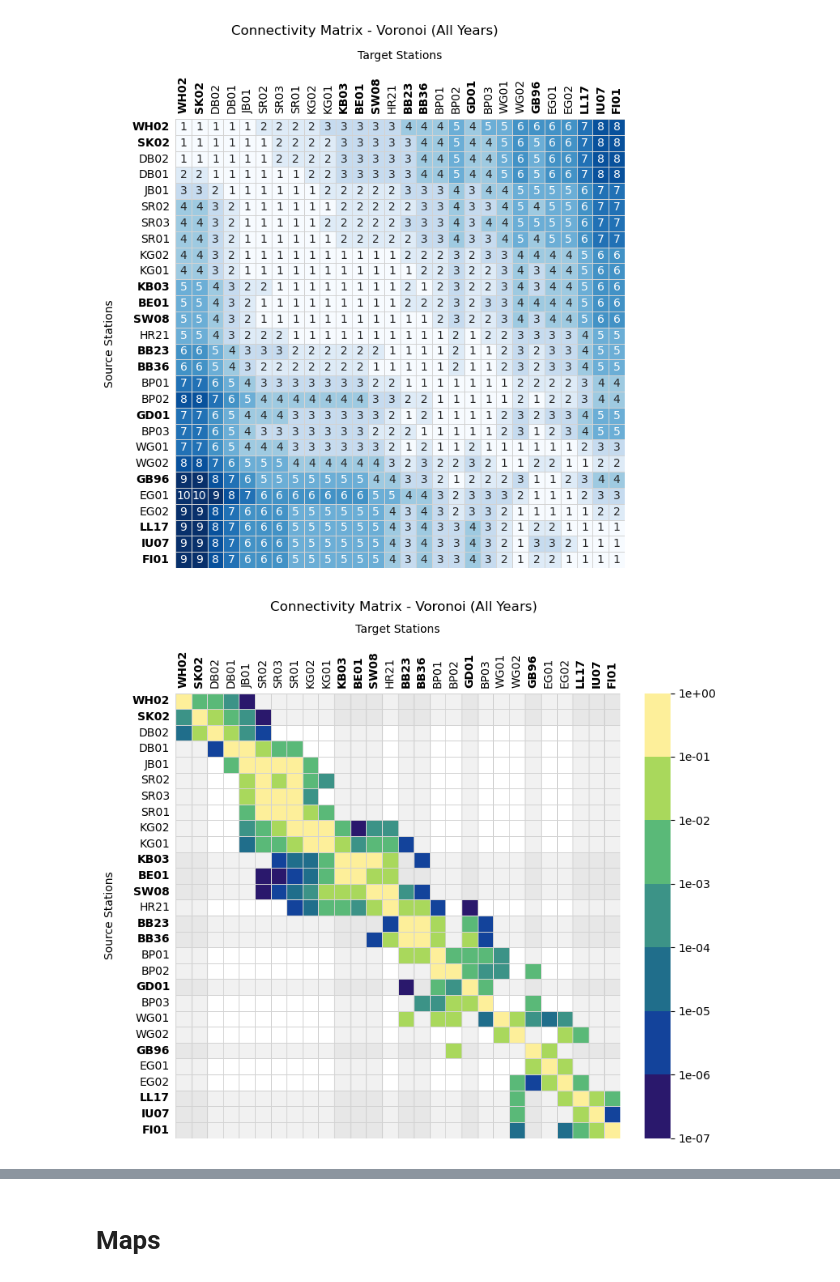
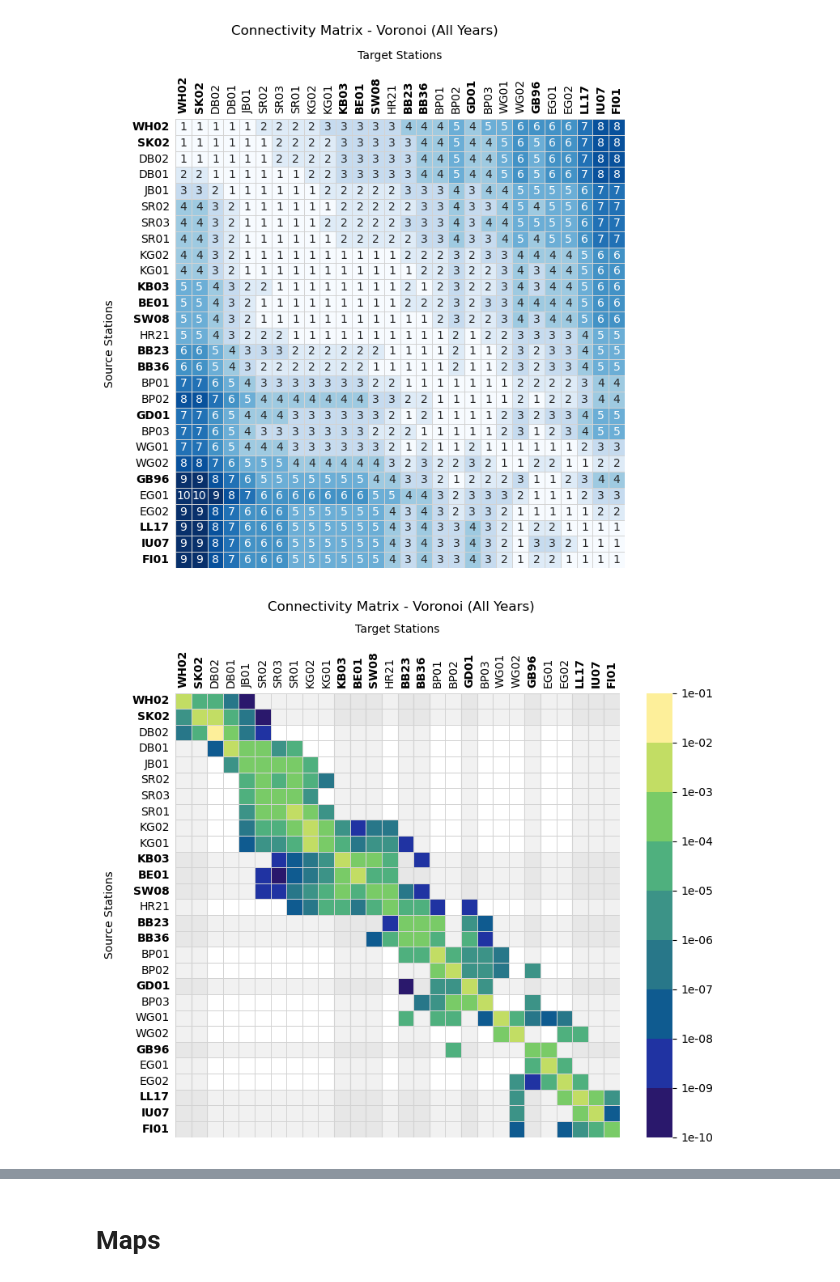
Before and after one commit to geomar-od-lagrange/2025_copepods, a Jupyter notebook: notebooks/SiteComparisonVoronoi.ipynb, the cells around one changed output, grey strips where cells are left out. Cells and saved outputs as stored; diff of their text form; code cells hidden in the pictures.

```diff
--- a/notebooks/SiteComparisonVoronoi.ipynb
+++ b/notebooks/SiteComparisonVoronoi.ipynb
@@ -160,8 +160,14 @@ def build_ax(ax, fontsize=10, labelpad=15, xlabelposition="top", no_digital=Fals
         ax.set_xlabel("Target Stations", size=fontsize, labelpad=labelpad)
         return ax
 
-def define_cmap(cmap_name='coolwarm', cmdiscrete=False,value_min=None, value_max=None):
-        cmap = plt.get_cmap(cmap_name)
+def define_cmap(cmap_input='coolwarm', cmdiscrete=False,value_min=None, value_max=None):
+        if isinstance(cmap_input, str):
+                cmap = mpl.colormaps.get_cmap(cmap_input)
+        elif isinstance(cmap_input, type(cmocean.cm.haline)):
+                cmap = cmap_input
+        elif not isinstance(cmap_input, type(cmocean.cm.haline)):
+                return print("Please input colormap or colormap name (str).")
+
         vmax = 10**np.ceil(np.log10(value_max))
         vmin = 10**np.floor(np.log10(value_min))
         sample_steps = vmax-vmin
@@ -194,7 +200,7 @@ def showConnectivityMatrix(matrix, fn = None, vmin = None, vmax = None, no_digit
         value_max = matrix.max(axis=None)
         value_min = matrix.where(matrix != 0).min(axis=None)
 
-        cmap, bounds, fmt, norm = define_cmap(cmdiscrete=cmdiscrete, value_max=value_max, value_min=value_min, cmap_name=cmap)
+        cmap, bounds, fmt, norm = define_cmap(cmdiscrete=cmdiscrete, value_max=value_max, value_min=value_min, cmap_input=cmap)
         cbar_format = "%"+fmt
         mask = matrix == 0
         cbar_kws = dict(label=cbtitle, norm=norm, format=cbar_format, ticks=bounds,)
@@ -280,8 +286,9 @@ showConnectivityMatrix(generations_matrix, no_digital=False, cbtitle="", cmdiscr
 # %% [output]
 [figure]
 # %%
-showConnectivityMatrix(df_cmatrix_relative, annot=False ,no_digital=False, cbtitle="", cmdiscrete=True, cmap=cmocean.cm.haline,
-    filename="Connectivity_matrix_all.pdf")
+showConnectivityMatrix(df_cmatrix_normalized_relative, annot=False ,no_digital=False, cbtitle="", cmdiscrete=True, cmap=cmocean.cm.haline,
+    filename="Connectivity_matrix_all.pdf"
+    )
 # %% [output]
-[figure, old version]
+[figure, new version]
 # %%
```
Also changed, not shown: parts of 16 cells of this notebook, 3 other files.
